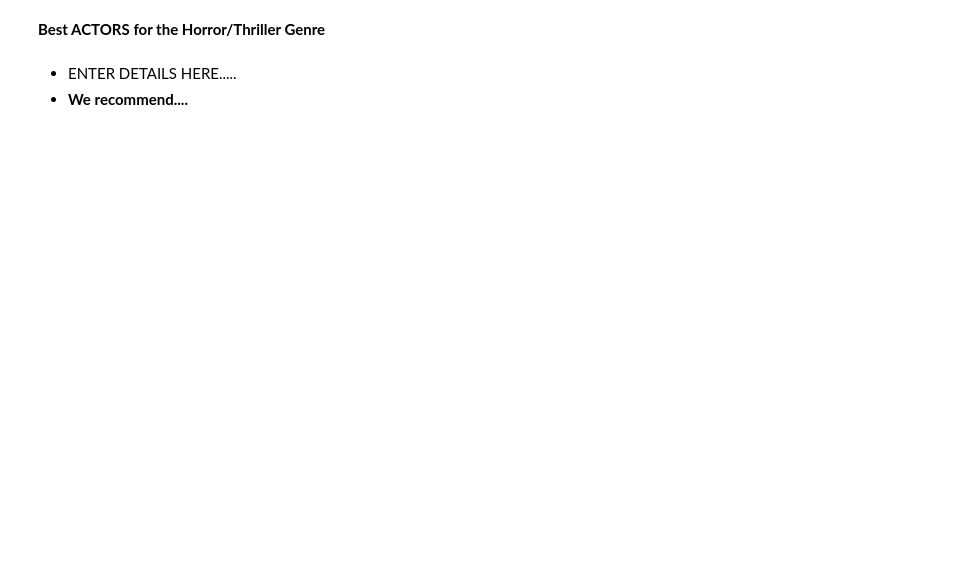
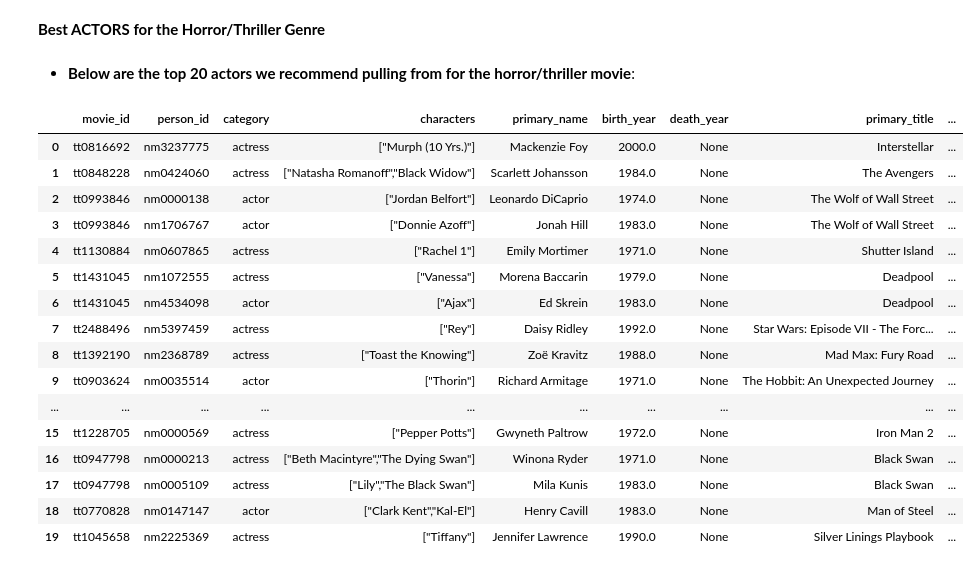
Before and after one commit to learn-co-curriculum/dsc-phase-2-project-v3, a Jupyter notebook: main_workbook.ipynb, the cells around one changed output. Drawn from its saved outputs; the diff is of its cells as text; code cells hidden in the pictures; blank space fills up the shorter version.

```diff
--- a/main_workbook.ipynb
+++ b/main_workbook.ipynb
@@ -440,5 +598,2 @@ movie_info_df['runtime_in_minutes'].mean()
 # %% [markdown]
 **Best ACTORS for the Horror/Thriller Genre**
-# %% [markdown]
-* ENTER DETAILS HERE.....
-* **We recommend....**
@@ -446,0 +600,40 @@ movie_info_df['runtime_in_minutes'].mean()
+# %% [markdown]
+* **Below are the top 20 actors we recommend pulling from for the horror/thriller movie**:
+# %%
+# Enter SQL Code here
+q = """
+SELECT principals.movie_id, principals.person_id, principals.category, principals.characters,
+    persons.primary_name, persons.birth_year, persons.death_year, movie_basics.primary_title,
+    movie_basics.genres, movie_ratings.averagerating, movie_ratings.numvotes
+FROM principals
+JOIN persons USING(person_id)
+JOIN movie_basics USING(movie_id)
+JOIN movie_ratings USING(movie_id)
+WHERE principals.category LIKE '%act%'
+    AND persons.birth_year >= 1968
+    AND persons.death_year IS NULL
+GROUP BY primary_name
+ORDER BY movie_ratings.numvotes DESC
+
+LIMIT 20
+;
+"""
+pd.read_sql(q, conn)
+# %% [output]
+|  | movie_id | person_id | category | characters | primary_name | birth_year | death_year | primary_title | ... |
+| 0 | tt0816692 | nm3237775 | actress | ["Murph (10 Yrs.)"] | Mackenzie Foy | 2000.0 | None | Interstellar | ... |
+| 1 | tt0848228 | nm0424060 | actress | ["Natasha Romanoff","Black Widow"] | Scarlett Johansson | 1984.0 | None | The Avengers | ... |
+| 2 | tt0993846 | nm0000138 | actor | ["Jordan Belfort"] | Leonardo DiCaprio | 1974.0 | None | The Wolf of Wall Street | ... |
+| 3 | tt0993846 | nm1706767 | actor | ["Donnie Azoff"] | Jonah Hill | 1983.0 | None | The Wolf of Wall Street | ... |
+| 4 | tt1130884 | nm0607865 | actress | ["Rachel 1"] | Emily Mortimer | 1971.0 | None | Shutter Island | ... |
+| 5 | tt1431045 | nm1072555 | actress | ["Vanessa"] | Morena Baccarin | 1979.0 | None | Deadpool | ... |
+| 6 | tt1431045 | nm4534098 | actor | ["Ajax"] | Ed Skrein | 1983.0 | None | Deadpool | ... |
+| 7 | tt2488496 | nm5397459 | actress | ["Rey"] | Daisy Ridley | 1992.0 | None | Star Wars: Episode VII - The Forc... | ... |
+| 8 | tt1392190 | nm2368789 | actress | ["Toast the Knowing"] | Zoë Kravitz | 1988.0 | None | Mad Max: Fury Road | ... |
+| 9 | tt0903624 | nm0035514 | actor | ["Thorin"] | Richard Armitage | 1971.0 | None | The Hobbit: An Unexpected Journey | ... |
+| ... | ... | ... | ... | ... | ... | ... | ... | ... | ... |
+| 15 | tt1228705 | nm0000569 | actress | ["Pepper Potts"] | Gwyneth Paltrow | 1972.0 | None | Iron Man 2 | ... |
+| 16 | tt0947798 | nm0000213 | actress | ["Beth Macintyre","The Dying Swan"] | Winona Ryder | 1971.0 | None | Black Swan | ... |
+| 17 | tt0947798 | nm0005109 | actress | ["Lily","The Black Swan"] | Mila Kunis | 1983.0 | None | Black Swan | ... |
+| 18 | tt0770828 | nm0147147 | actor | ["Clark Kent","Kal-El"] | Henry Cavill | 1983.0 | None | Man of Steel | ... |
+| 19 | tt1045658 | nm2225369 | actress | ["Tiffany"] | Jennifer Lawrence | 1990.0 | None | Silver Linings Playbook | ... |
```
Also changed, not shown: parts of 19 cells of this notebook.
